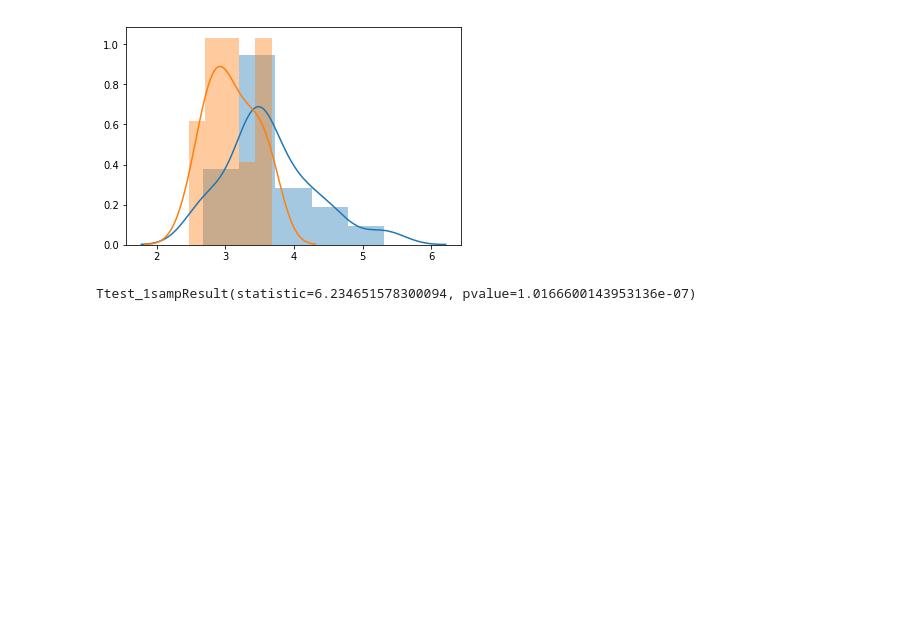
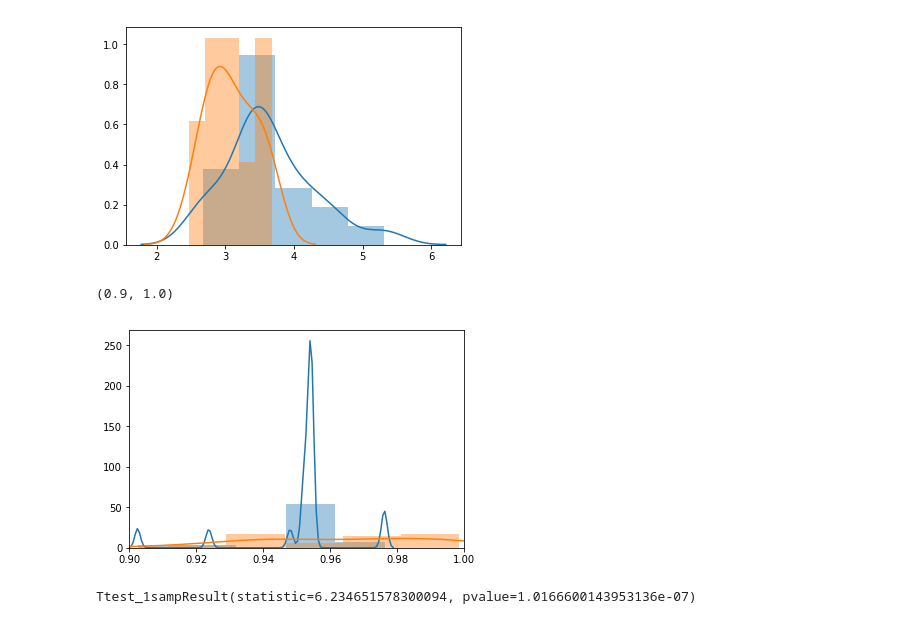
Before and after one commit to ofivite/MISP2019, a Jupyter notebook: school_preliminary_studies.ipynb, the cells around one changed output. Drawn from its saved outputs; the diff is of its cells as text; code cells hidden in the pictures; blank space fills up the shorter version.

```diff
--- a/school_preliminary_studies.ipynb
+++ b/school_preliminary_studies.ipynb
@@ -656,6 +656,13 @@ sns.distplot(Zs_init, bins=5)
 # %% [output]
 <matplotlib.axes._subplots.AxesSubplot at 0x...>
 [figure]
+# %%
+sns.distplot(cuts, bins=5)
+sns.distplot(cuts_init, bins=5)
+plt.xlim((0.9, 1.))
+# %% [output]
+(0.9, 1.0)
+[figure, added]
 # %%
 from scipy.stats import ttest_1samp
 # %%
```
Also changed, not shown: parts of 2 cells of this notebook.
